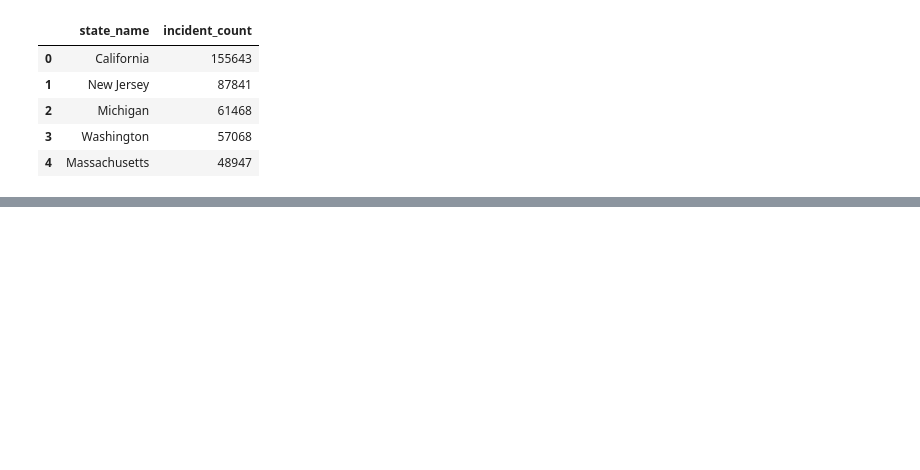
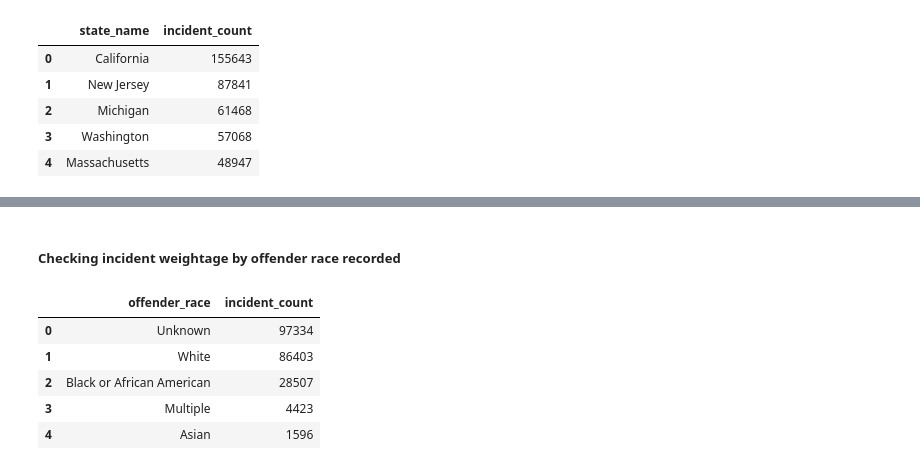
Before and after one commit to SakshiDS/etl_project, a Jupyter notebook: etl_proj_SM.ipynb, the cells around one changed output, grey strips where cells are left out. Drawn from its saved outputs; the diff is of its cells as text; code cells hidden in the pictures; blank space fills up the shorter version.

Commit message:
Tried multiple queries

```diff
--- a/etl_proj_SM.ipynb
+++ b/etl_proj_SM.ipynb
@@ -227,0 +248,20 @@ hc_per_pop_density.head()
+# %% [markdown]
+##### Checking incident weightage by offender race recorded
+# %%
+with psycopg2.connect(host='localhost', dbname='hate_crime', user='postgres', password=password) as conn:
+
+    query = """SELECT offender_race, COUNT(incident_id) AS incident_count
+                FROM incident
+                GROUP BY offender_race
+                ORDER BY count(incident_id) DESC"""
+
+    hc_by_offender_race = pd.read_sql_query(query1,conn)
+
+hc_by_offender_race.head()
+# %% [output]
+|  | offender_race | incident_count |
+| 0 | Unknown | 97334 |
+| 1 | White | 86403 |
+| 2 | Black or African American | 28507 |
+| 3 | Multiple | 4423 |
+| 4 | Asian | 1596 |
```
Also changed, not shown: parts of 20 cells of this notebook.
